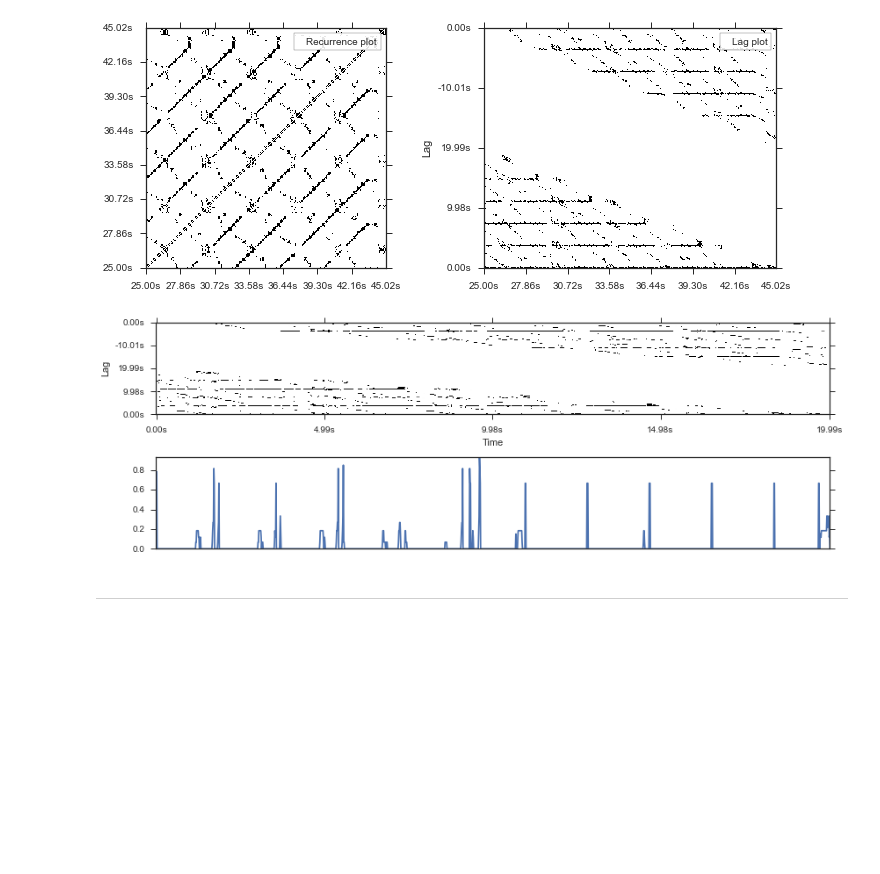
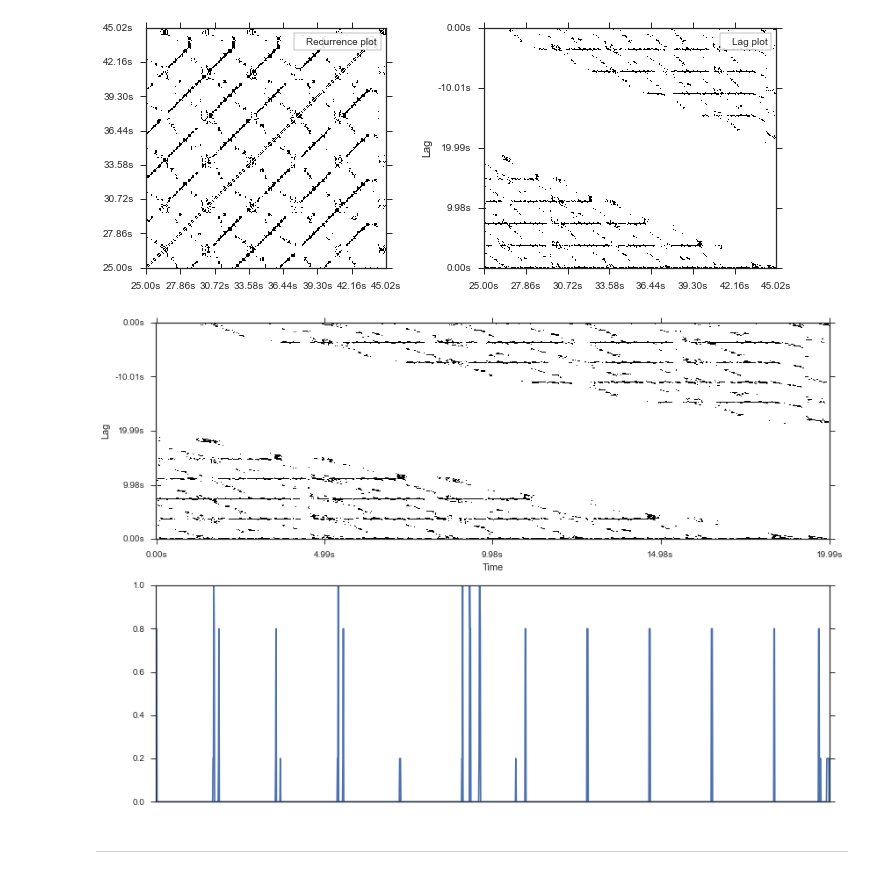
Before and after one commit to scipy-conference/scipy_proceedings, a Jupyter notebook: papers/brian_mcfee/Figure construction.ipynb, the cells around one changed output. Drawn from its saved outputs; the diff is of its cells as text; code cells hidden in the pictures; blank space fills up the shorter version.

```diff
--- a/papers/brian_mcfee/Figure construction.ipynb
+++ b/papers/brian_mcfee/Figure construction.ipynb
@@ -145,16 +145,16 @@ plt.savefig('recurrence.pdf', pad_inches=None, bbox_inches='tight')
 # %% [output]
 [figure]
 # %%
-plt.figure(figsize=(12, 4))
+plt.figure(figsize=(12, 8))
 plt.subplot(2, 1, 1)
 librosa.display.specshow(L, y_axis='lag', x_axis='time', interpolation='none')
 plt.subplot(2,1,2)
-plt.plot(np.abs(np.sum(librosa.feature.delta(L), axis=1)))
+plt.plot(np.abs(np.sum(librosa.feature.delta(L, width=5), axis=1)))
 plt.axis('tight')
 plt.xticks([])
 plt.tight_layout()
 # %% [output]
-[figure, old version]
+[figure, new version]
 # %% [markdown]
 ---
 # %%
```
Also changed, not shown: 1 other file.
